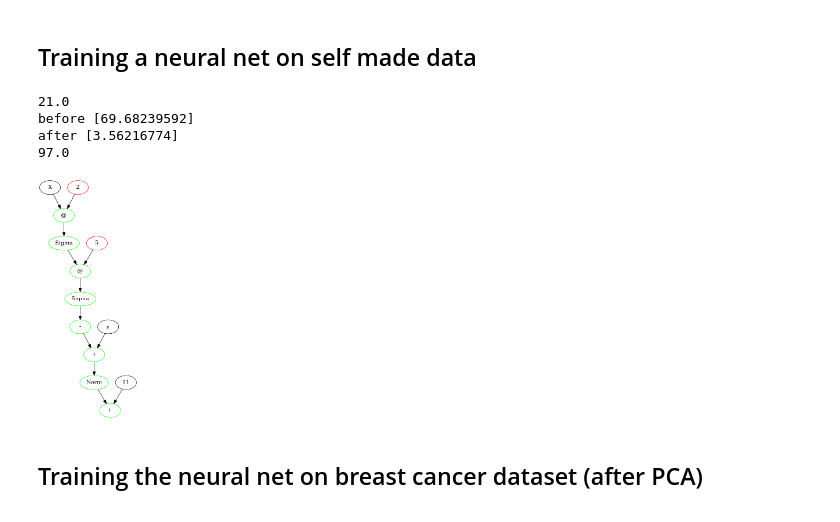
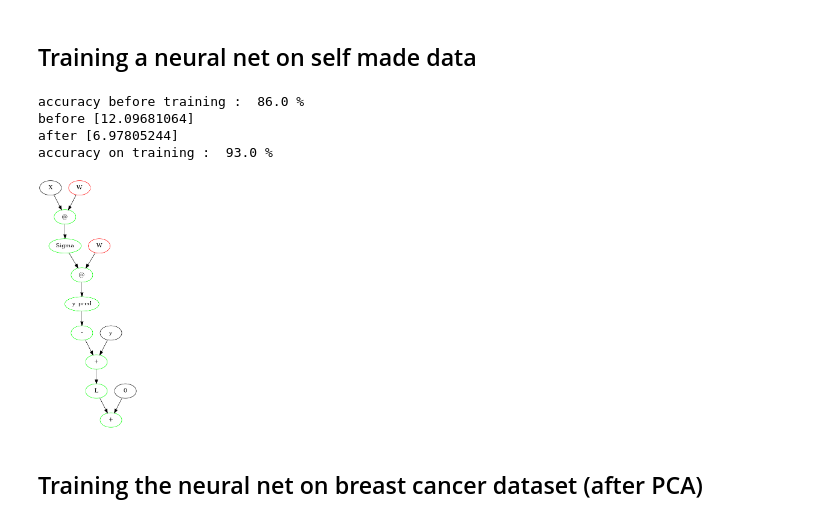
Before and after one commit to pranav-joshi-iitgn/ML_Journey, a Jupyter notebook: AutoDif.ipynb, the cells around one changed output. Saved outputs shown, nothing was run; the diff lists cells and outputs as text; code cells hidden in the pictures.

```diff
--- a/AutoDif.ipynb
+++ b/AutoDif.ipynb
@@ -441,25 +496,19 @@ class Net:
 # %%
 Reset()
 N = 100
 m = 10
 n = 1
 X = random.random((N,m))
 M = 1-2*random.random((m,n))
 y = (sign((X**2-X) @ M)+1)/2
-X = Constant(X,"X")
-y = Constant(y,"y")
-y_pred = Layer(Layer(X,m,5),5,n)
-L = SqErM([y_pred,y])
-dt =0.01
-print(mean(around(y_pred.value)==y.value)*100)
-Descend(10000)
-print(mean(around(y_pred.value)==y.value)*100)
+net = LayerNet(X,y,[5])
+net.train(1000,0.1)
 Show(g)
 # %% [output]
-21.0
-before [69.68239592]
-after [3.56216774]
-97.0
+accuracy before training :  86.0 %
+before [12.09681064]
+after [6.97805244]
+accuracy on training :  93.0 %
-[figure, old version]
+[figure, new version]
 # %% [markdown]
 ## Training the neural net on breast cancer dataset (after PCA)
```
Also changed, not shown: parts of 14 cells of this notebook.
